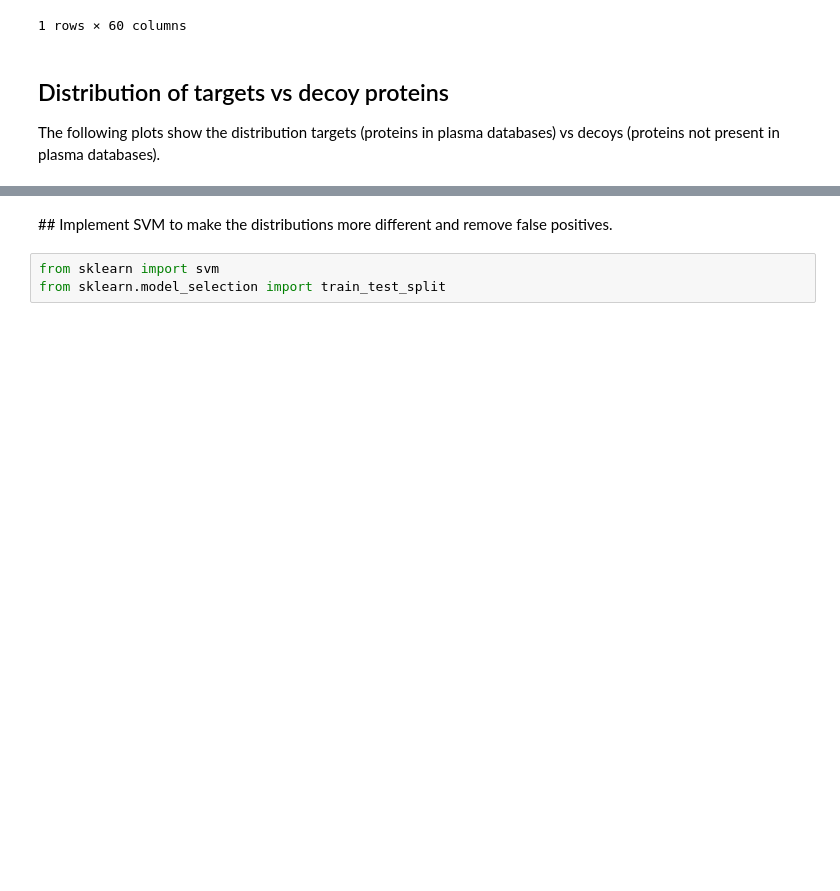
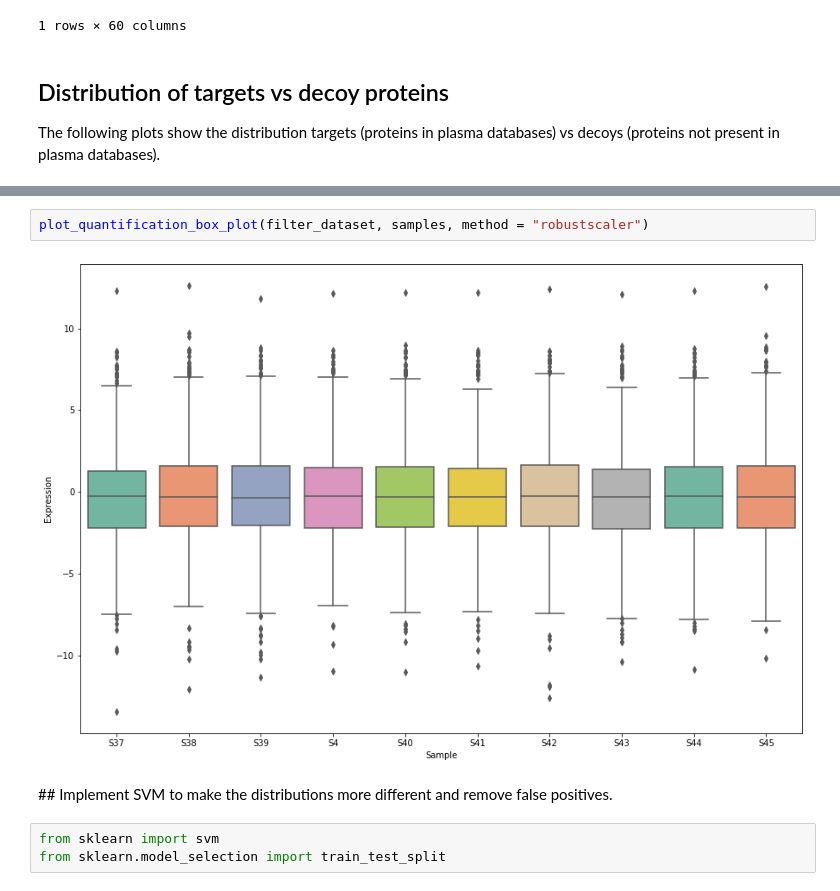
Before and after one commit to ypriverol/ms1, a Jupyter notebook: analyze-ms1-data.ipynb, the cells around one changed output, grey strips where cells are left out. Cells and saved outputs as stored; diff of their text form; blank space fills up the shorter version.

```diff
--- a/analyze-ms1-data.ipynb
+++ b/analyze-ms1-data.ipynb
@@ -198,3 +245,7 @@ plot_targets_vs_decoy(fdr_thershold = 0.01, bins = 100, hist = True, kde = False
+# %%
+plot_quantification_box_plot(filter_dataset, samples, method = "robustscaler")
+# %% [output]
+[figure, added]
 # %% [markdown]
 ## Implement SVM to make the distributions more different and remove false positives.
 # %%
```
Also changed, not shown: parts of 9 cells of this notebook.
